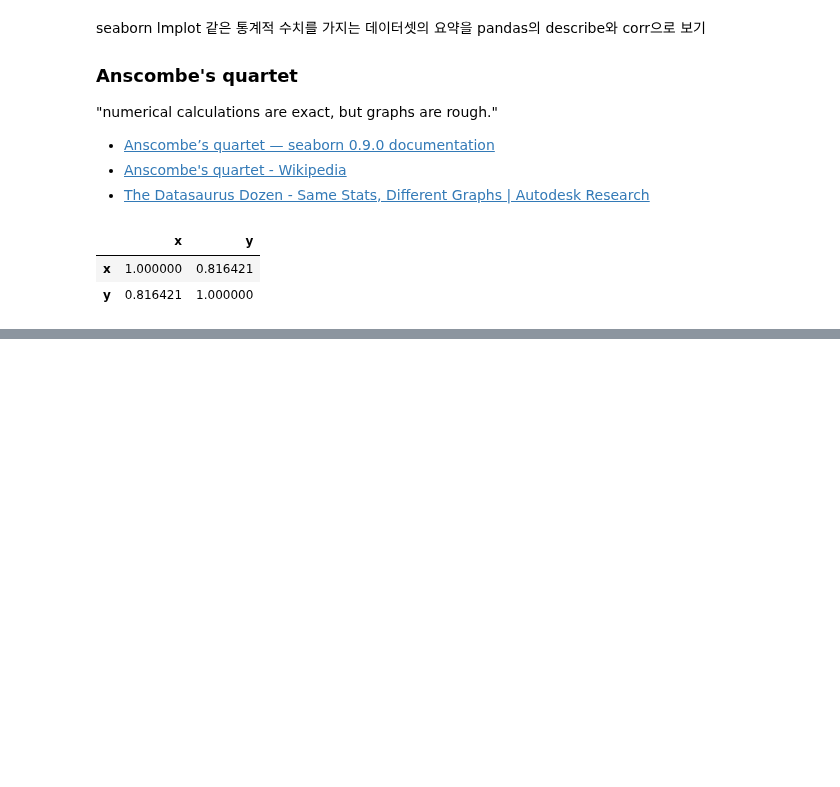
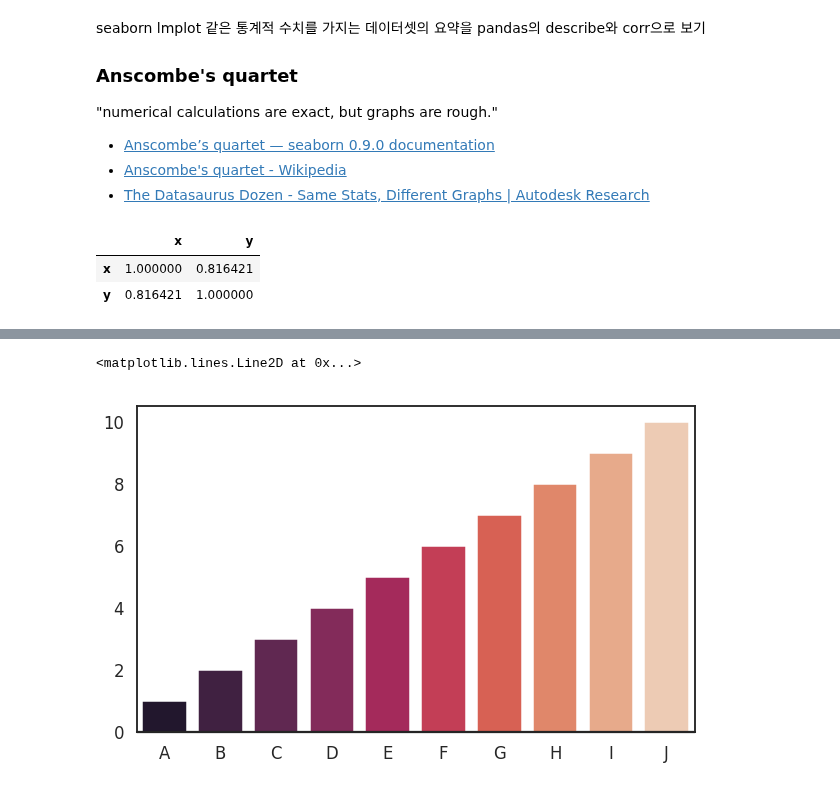
Before and after one commit to jgumin/jupyter-notebook, a Jupyter notebook: practice.ipynb, the cells around one changed output, grey strips where cells are left out. Drawn from its saved outputs; the diff is of its cells as text; code cells hidden in the pictures; blank space fills up the shorter version.

```diff
--- a/practice.ipynb
+++ b/practice.ipynb
@@ -164,0 +165,12 @@ sns.lmplot(x="x", y="y", data=df, hue="dataset", col="dataset", col_wrap=2,
+# %%
+sns.set(style="white", context="talk")
+rs = np.random.RandomState(8)
+# %%
+x = np.array(list("ABCDEFGHIJ"))
+y1 = np.arange(1, 11)
+# %%
+sns.barplot(x=x, y=y1, palette="rocket"
+           ).axhline(0, color="k", clip_on=False)
+# %% [output]
+<matplotlib.lines.Line2D at 0x...>
+[figure, added]
```
Also changed, not shown: parts of 3 cells of this notebook.
